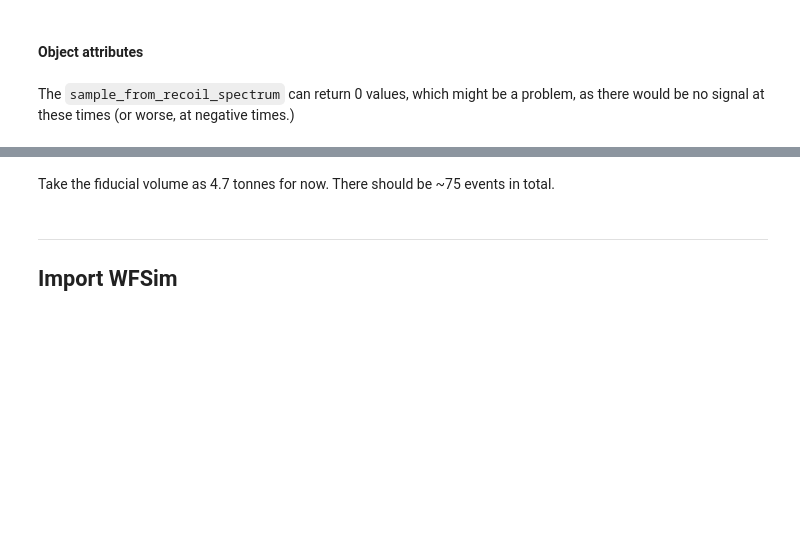
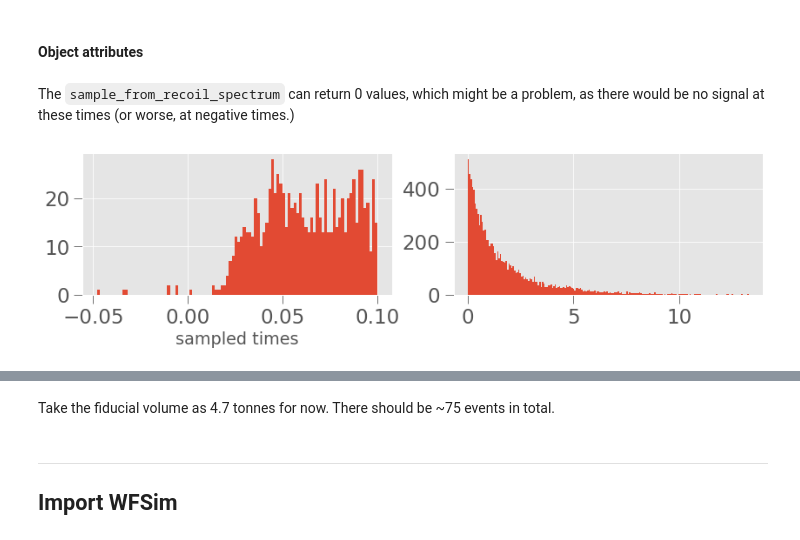
Before and after one commit to XENONnT/multimessenger, a Jupyter notebook: notebooks/Supernova_Signal-WFSim.ipynb, the cells around one changed output, grey strips where cells are left out. Drawn from its saved outputs; the diff is of its cells as text; code cells hidden in the pictures; blank space fills up the shorter version.

```diff
--- a/notebooks/Supernova_Signal-WFSim.ipynb
+++ b/notebooks/Supernova_Signal-WFSim.ipynb
@@ -94,8 +63,10 @@ def sample_from_recoil_spectrum(x='energy', N_sample=1):
 # %%
-sample_t = sample_from_recoil_spectrum(x='time',N_sample=10000)
-sample_E = sample_from_recoil_spectrum(N_sample=10000)
+sample_t = sn_utils.sample_from_recoil_spectrum(x='time',N_sample=10000)
+sample_E = sn_utils.sample_from_recoil_spectrum(N_sample=10000)
 fig, (ax1,ax2) = plt.subplots(ncols=2, figsize=(14,3))
 ax1.hist(sample_t, range=(min(sample_t),0.1), bins=100);
 ax1.set_xlabel('sampled times');
 ax2.hist(sample_E, bins=200);
+# %% [output]
+[figure, added]
 # %%
```
Also changed, not shown: parts of 30 cells of this notebook, 7 other files.
